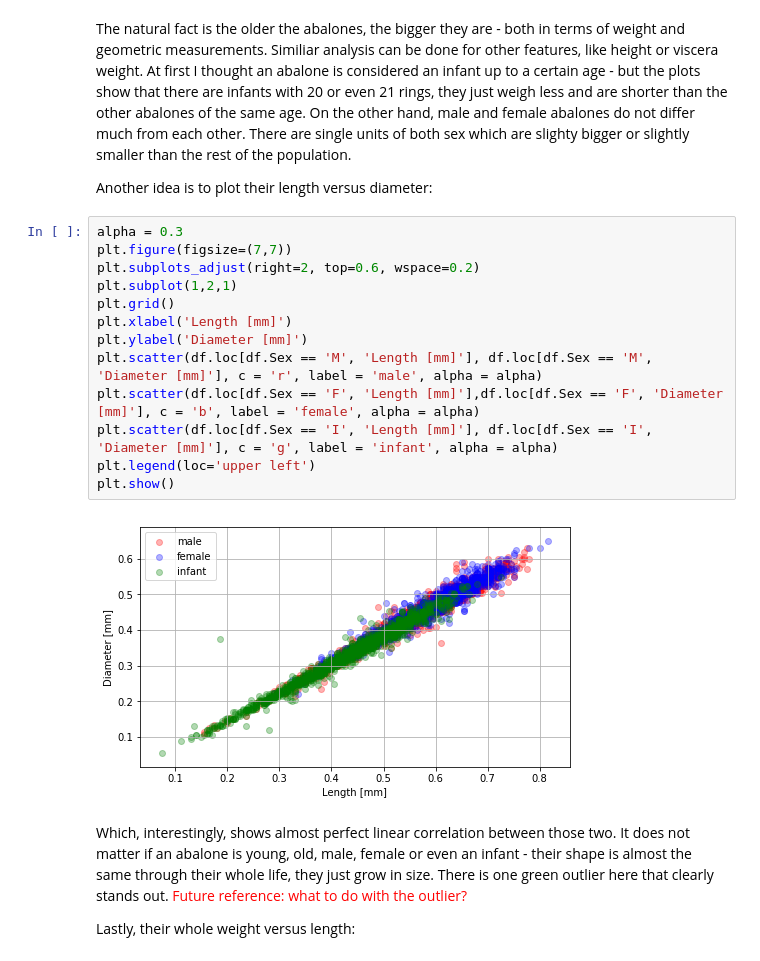
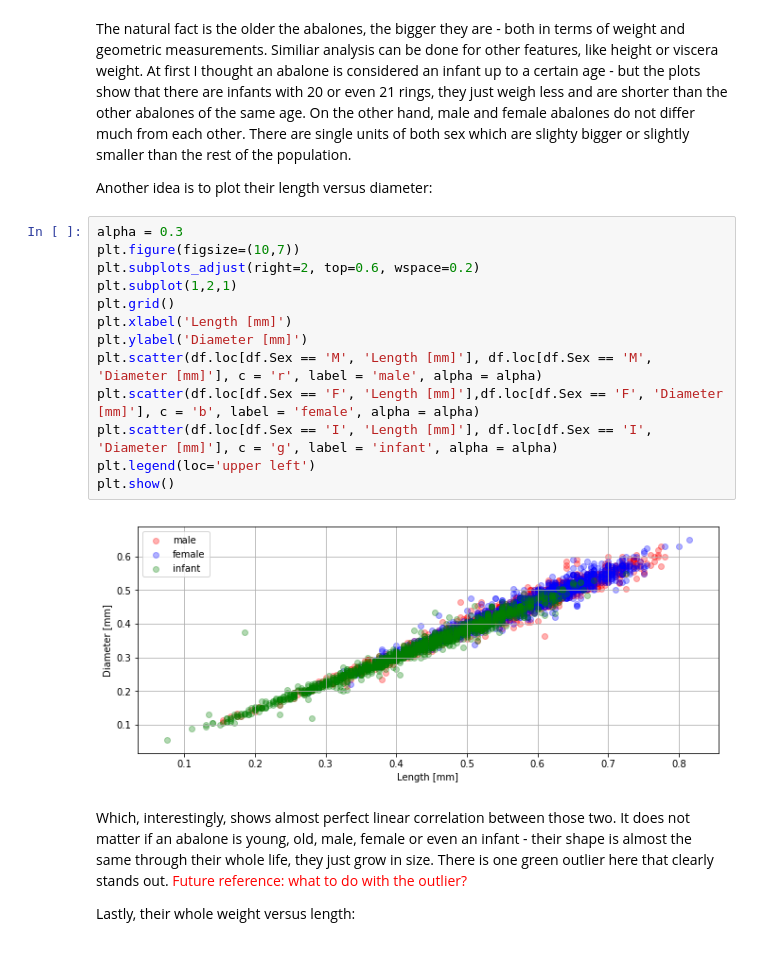
Before and after one commit to acamlet/abalone-dataset, a Jupyter notebook: abalone_dataset.ipynb, the cells around one changed output. Saved outputs shown, nothing was run; the diff lists cells and outputs as text.

```diff
--- a/abalone_dataset.ipynb
+++ b/abalone_dataset.ipynb
@@ -138,19 +140,19 @@ The natural fact is the older the abalones, the bigger they are - both in terms
 Another idea is to plot their length versus diameter:
 # %%
 alpha = 0.3
-plt.figure(figsize=(7,7))
+plt.figure(figsize=(10,7))
 plt.subplots_adjust(right=2, top=0.6, wspace=0.2)
 plt.subplot(1,2,1)
 plt.grid()
 plt.xlabel('Length [mm]')
 plt.ylabel('Diameter [mm]')
 plt.scatter(df.loc[df.Sex == 'M', 'Length [mm]'], df.loc[df.Sex == 'M', 'Diameter [mm]'], c = 'r', label = 'male', alpha = alpha)
 plt.scatter(df.loc[df.Sex == 'F', 'Length [mm]'],df.loc[df.Sex == 'F', 'Diameter [mm]'], c = 'b', label = 'female', alpha = alpha)
 plt.scatter(df.loc[df.Sex == 'I', 'Length [mm]'], df.loc[df.Sex == 'I', 'Diameter [mm]'], c = 'g', label = 'infant', alpha = alpha)
 plt.legend(loc='upper left')
 plt.show()
 # %% [output]
-[figure, old version]
+[figure, new version]
 # %% [markdown]
 Which, interestingly, shows almost perfect linear correlation between those two. It does not matter if an abalone is young, old, male, female or even an infant - their shape is almost the same through their whole life, they just grow in size. There is one green outlier here that clearly stands out. <span style="color:red">Future reference: what to do with the outlier?</span>
 
```
Also changed, not shown: parts of 19 cells of this notebook, 1 other file.
